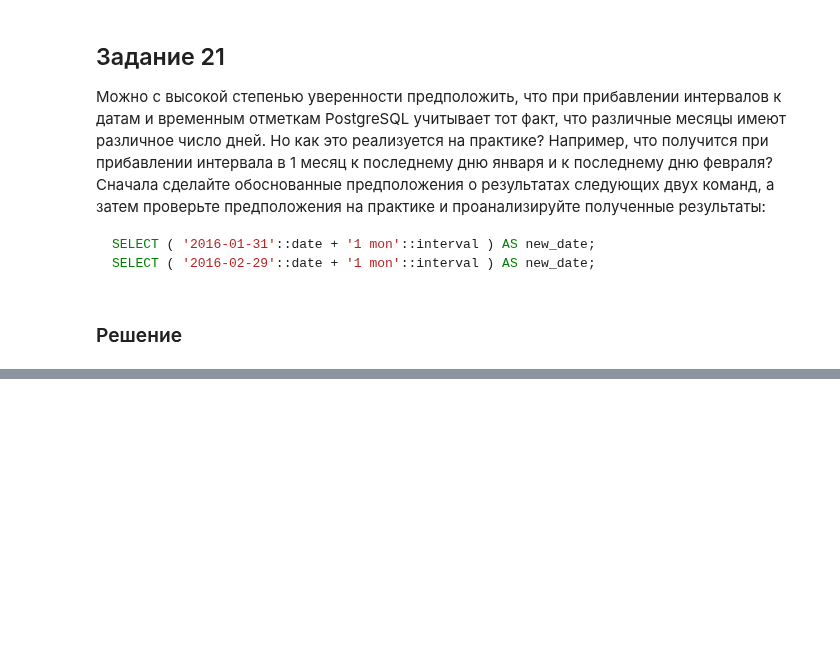
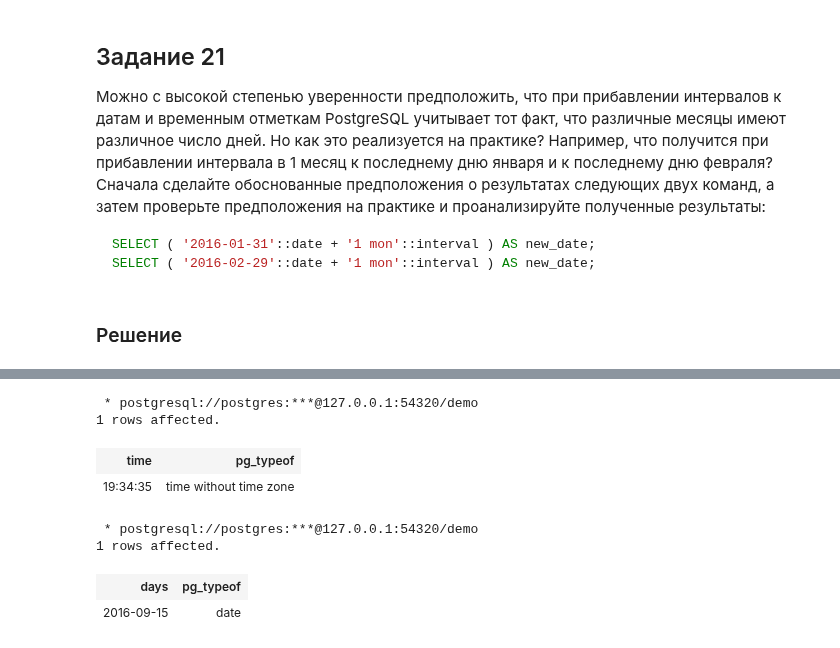
Before and after one commit to vowatchka/postgres_basic, a Jupyter notebook: practices/4_postgres_datatypes/sql.ipynb, the cells around one changed output, grey strips where cells are left out. Cells and saved outputs as stored; diff of their text form; code cells hidden in the pictures; blank space fills up the shorter version.

```diff
--- a/practices/4_postgres_datatypes/sql.ipynb
+++ b/practices/4_postgres_datatypes/sql.ipynb
@@ -1248,0 +1425,24 @@ SELECT
+# %%
+%%sql
+-- Устранить ошибку можно путем вычитания интервала. Например, интервала часов
+SELECT
+    '20:34:35'::time - '1 hours'::interval as "time",
+    pg_typeof('20:34:35'::time - '1 hours'::interval)
+# %% [output]
+ * postgresql://postgres:***@127.0.0.1:54320/demo
+1 rows affected.
+| time | pg_typeof |
+| 19:34:35 | time without time zone |
+# %%
+%%sql
+-- Нет ошибки, потому что вычитание целого числа из `date` допустимая операция. Если рассуждать логически, то может показаться, что здесь как и с `time`
+-- не понятно из чего вычитать 1: из года, месяца или дня. Но разницу двух дат всегда вычисляют в днях, из чего становится ясно, что целое число всегда
+-- представляет количество дней при операциях с `date`
+SELECT
+    '2016-09-16'::date - 1 as "days",
+    pg_typeof('2016-09-16'::date - 1)
+# %% [output]
+ * postgresql://postgres:***@127.0.0.1:54320/demo
+1 rows affected.
+| days | pg_typeof |
+| 2016-09-15 | date |
```
Also changed, not shown: parts of 32 cells of this notebook.
